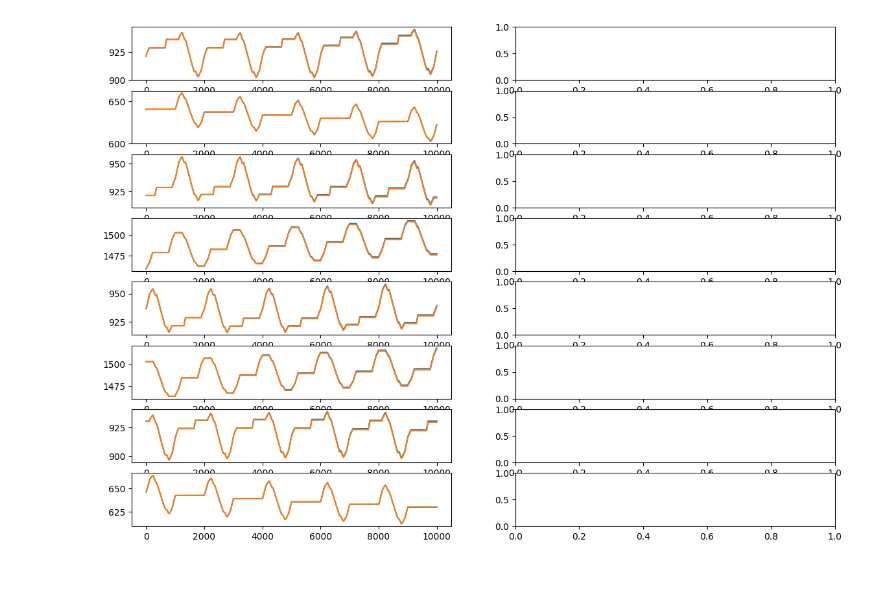
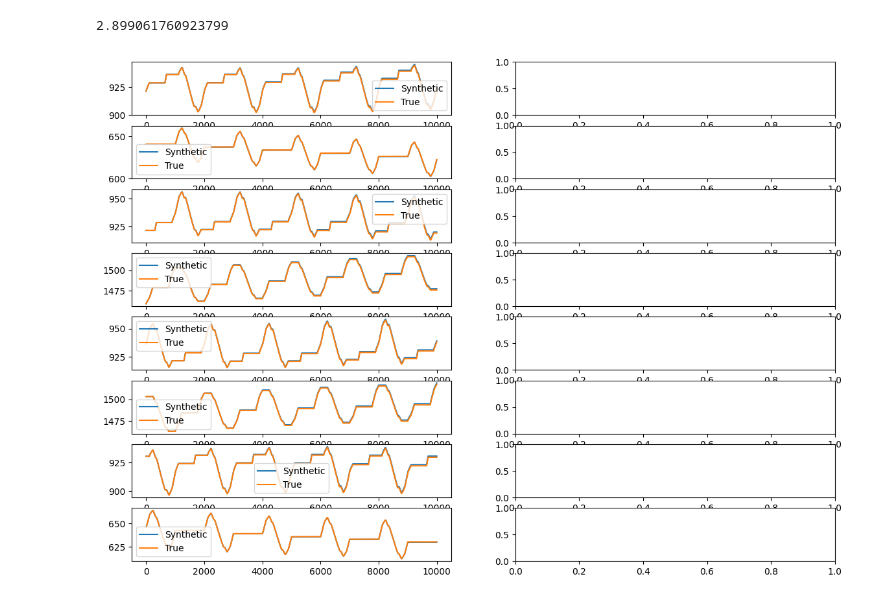
Before and after one commit to dylan-wald/AI4PS_Project, a Jupyter notebook: synthetic_data.ipynb, the cells around one changed output. Saved outputs shown, nothing was run; the diff lists cells and outputs as text; code cells hidden in the pictures.

```diff
--- a/synthetic_data.ipynb
+++ b/synthetic_data.ipynb
@@ -105,9 +107,21 @@ Vc = np.array(df[Vc_colnames])[0,:].reshape(-1,1)
 
 Vc_synthetic = [copy.deepcopy(Vc)]
 Vth_synthetic = []
-for x in X:
+Vc_k = copy.deepcopy(Vc)
+
+loss1 = []
+loss2 = []
+for i, x in enumerate(X):
+    if i == len(X)-1:
+        break
     Vc = f(Vc, x)
     Vc_synthetic.append(Vc)
+    Vc_k_1 = copy.deepcopy(Vc)
+    loss1.append(np.mean((Vc_k - Vc_k_1)**2))
 
-    Vth = g(Vc, x)
+
+    Vth = g(Vc_k, x)
     Vth_synthetic.append(Vth)
+    loss2.append(np.mean((Vth - y[i+1])**2))
+
+    Vc_k = Vc_k_1
@@ -116,9 +138,18 @@ Vc_synthetic = np.array(Vc_synthetic).reshape(-1,8)
 # %%
+Vc_synthetic = np.array(Vc_synthetic).reshape(-1,8)
+
+mse = 0
 fig, ax = plt.subplots(8,2, figsize=(14,10))
 for i in range(8):
-    ax[i,0].plot(Vc_synthetic[:,i])
-    ax[i,0].plot(Vc_all[:,i])
+    ax[i,0].plot(Vc_synthetic[:,i], label="Synthetic")
+    ax[i,0].plot(Vc_all[:,i], label="True")
+    ax[i,0].legend()
+
+    mse = mse + np.mean((Vc_synthetic[:,i] - Vc_all[:,i])**2)
 # plt.tight_layout()
+
+print(mse)
 # %% [output]
+2.899061760923799
-[figure, old version]
+[figure, new version]
 # %%
```
Also changed, not shown: parts of 4 cells of this notebook, 2 other files.
